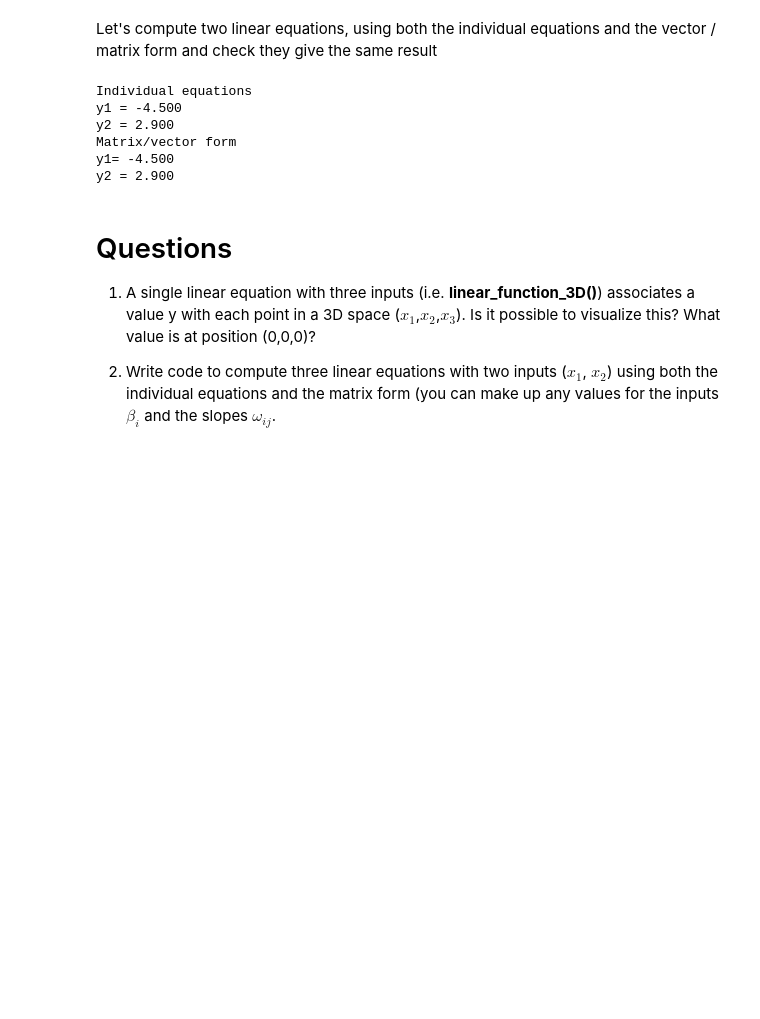
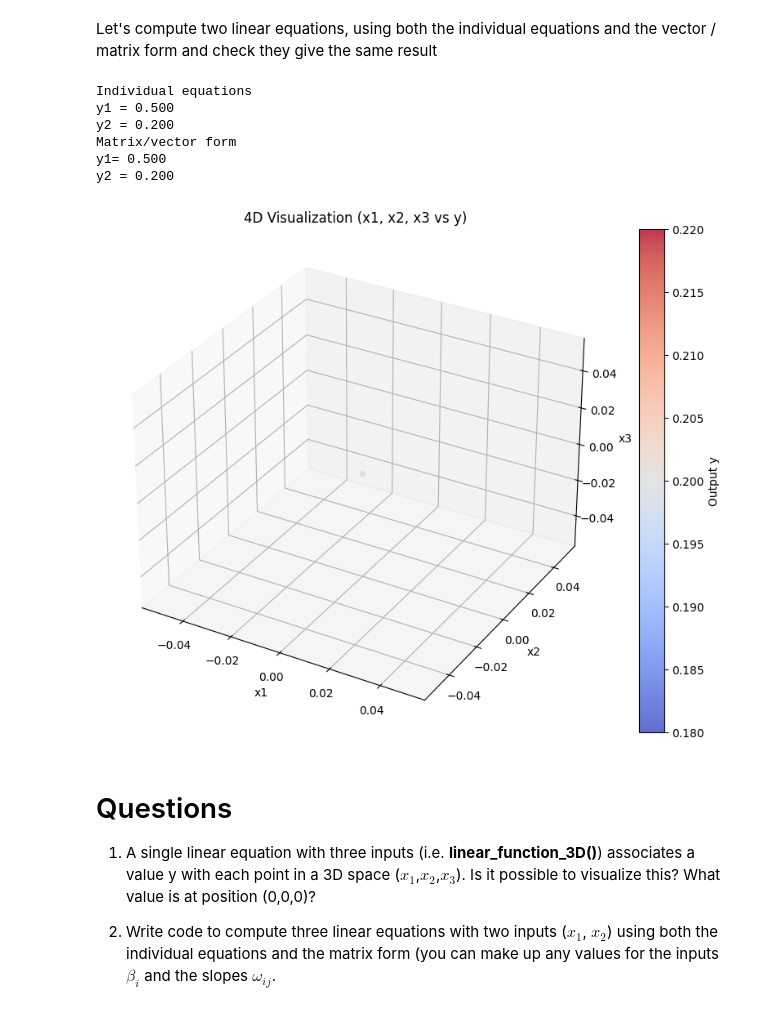
Before and after one commit to uezhenxiang2023/udlbook, a Jupyter notebook: Notebooks/Chap01/1_1_BackgroundMathematics.ipynb, the cells around one changed output. Cells and saved outputs as stored; diff of their text form; code cells hidden in the pictures; blank space fills up the shorter version.

```diff
--- a/Notebooks/Chap01/1_1_BackgroundMathematics.ipynb
+++ b/Notebooks/Chap01/1_1_BackgroundMathematics.ipynb
@@ -151,7 +151,7 @@ omega11 =  -1.0 ; omega12 = 0.4; omega13 = -0.3
 omega21 =  0.1  ; omega22 = 0.1; omega23 = 1.2
 
 # Define the inputs
-x1 = 4 ; x2 =-1; x3 = 2
+x1 = 0 ; x2 = 0; x3 = 0
 
 # Compute using the individual equations
 y1 = linear_function_3D(x1,x2,x3,beta1,omega11,omega12,omega13)
@@ -170,29 +170,38 @@ print("Matrix/vector form")
 print('y1= %3.3f\ny2 = %3.3f'%((y_vec[0][0],y_vec[1][0])))
 # %% [output]
 Individual equations
-y1 = -4.500
-y2 = 2.900
+y1 = 0.500
+y2 = 0.200
 Matrix/vector form
-y1= -4.500
-y2 = 2.900
+y1= 0.500
+y2 = 0.200
 # %%
-# 优化后的 4D 可视化函数：使用颜色代表第 4 个维度 (y)
 def draw_4D_function(x1, x2, x3, y):
+  """可视化 3 个自变量和 1 个因变量，支持标量或数组输入"""
+  # 将输入转换为 numpy 数组以确保可以使用 flatten()
+  x1_a = np.atleast_1d(x1)
+  x2_a = np.atleast_1d(x2)
+  x3_a = np.atleast_1d(x3)
+  y_a = np.atleast_1d(y)
+
   fig = plt.figure(figsize=(10, 8))
-  ax = fig.add_subplot(projection='3d')
+  ax = fig.add_subplot(111, projection='3d')
 
-  # x1, x2, x3 作为坐标轴，y 作为颜色
-  # 使用 flatten() 确保输入是一维数组以供 scatter 使用
-  p = ax.scatter(x1.flatten(), x2.flatten(), x3.flatten(), c=y.flatten(), cmap='coolwarm', alpha=0.8)
+  # 使用散点图，颜色代表 y 值
+  p = ax.scatter(x1_a.flatten(), x2_a.flatten(), x3_a.flatten(), c=y_a.flatten(), cmap='coolwarm', alpha=0.8)
 
   ax.set_xlabel('x1')
   ax.set_ylabel('x2')
   ax.set_zlabel('x3')
 
-  # 添加颜色条来解释 y 的取值
   fig.colorbar(p, ax=ax, label='Output y')
-  plt.title('4D Visualization (Color = y)')
+  plt.title('4D Visualization (x1, x2, x3 vs y)')
   plt.show()
+# %%
+# 使用 oSh4o1LZY8Q_ 单元格中生成的网格数据进行绘图
+draw_4D_function(x1, x2, x3, y2)
+# %% [output]
+[figure, added]
 # %% [markdown]
 # Questions
 
```
Also changed, not shown: parts of 3 cells of this notebook.
